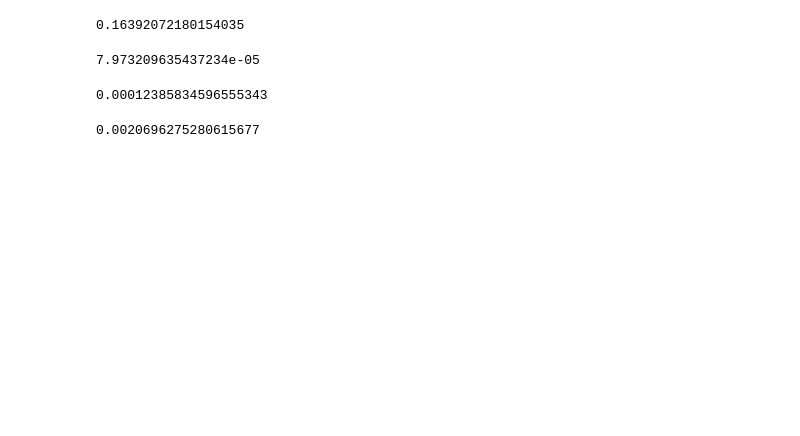
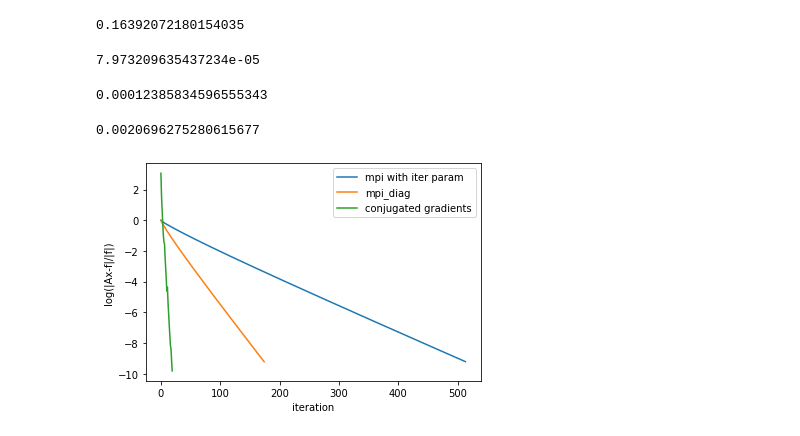
Before and after one commit to YanLogovskiy/MIPT_study, a Jupyter notebook: computational_math/lab_2/mpi.ipynb, the cells around one changed output. Drawn from its saved outputs; the diff is of its cells as text; code cells hidden in the pictures; blank space fills up the shorter version.

```diff
--- a/computational_math/lab_2/mpi.ipynb
+++ b/computational_math/lab_2/mpi.ipynb
@@ -6,16 +6,19 @@ from scipy.sparse.linalg import cgs as cg
 def solver(f, x_0, matvec_func):
     x = x_0
     r_0 = f - matvec_func(x_0)
+    error_array = []
 
     while(True):
         v = matvec_func(x)
         r = f - v
-        if(np.linalg.norm(r)/np.linalg.norm(r_0) < 0.0001):
+        error = np.linalg.norm(r)/np.linalg.norm(r_0)
+        error_array.append(error)
+        if(error < 0.0001):
             break
 
         x = x - v + f
 
-    return x
+    return x, error_array
 # %%
 def gen_three_diag_matrix(alpha=0.1, betta=10):
     a = np.full(999, -1) #lower_diag
@@ -65,7 +68,7 @@ def matvecmul_with_iter_param(vec, t = 0.1639):
     return t * res
 # %%
 x_0 = np.zeros((1000))
-x_mpi = solver(f = t*f, x_0=x_0, matvec_func=matvecmul_with_iter_param)
+x_mpi, mpi_errors_array = solver(f = t*f, x_0=x_0, matvec_func=matvecmul_with_iter_param)
 # %%
 # check answer by calling three diagonal method from prev lab
 
@@ -117,7 +120,7 @@ def matvecmul_diag(vec):
 
     return d * res
 
-x_mpi_diag = solver(f = d * f, x_0=x_0, matvec_func=matvecmul_diag)
+x_mpi_diag, mpi_diag_errors_array = solver(f = d * f, x_0=x_0, matvec_func=matvecmul_diag)
 error = np.linalg.norm(x_mpi_diag - x_check) / np.linalg.norm(x_mpi)
 print(error)
 # %% [output]
@@ -125,14 +128,27 @@ print(error)
 # %%
 #mpi with conjigate gradients
 
-error_array = []
+cg_errors_array = []
 def append_error(x_cur):
-    error_array.append(np.linalg.norm(np.dot(matrix, x_cur).reshape(n, 1) - f) / np.linalg.norm(f))
+    cg_errors_array.append(np.linalg.norm(np.dot(matrix, x_cur) - f) / np.linalg.norm(f))
 
-cg_return = cg(matrix, f, callback=append_error, tol=1e-4)
+cg_return = cg(matrix, f, x0 = np.zeros((n)), callback=append_error, tol=1e-4)
 
 x_cg = cg_return[0]
 error = np.linalg.norm(x_cg - x_mpi)
 print(error)
 # %% [output]
 0.0020696275280615677
+# %%
+# plot errors and solutions
+
+plt.plot(np.log(mpi_errors_array), label='mpi with iter param')
+plt.plot(np.log(mpi_diag_errors_array), label='mpi_diag')
+plt.plot(np.log(cg_errors_array), label='conjugated gradients')
+
+plt.xlabel('iteration')
+plt.ylabel('log(|Ax-f|/|f|)')
+plt.legend(loc='upper right')
+plt.show()
+# %% [output]
+[figure, added]
```
Also changed, not shown: parts of 2 cells of this notebook.
